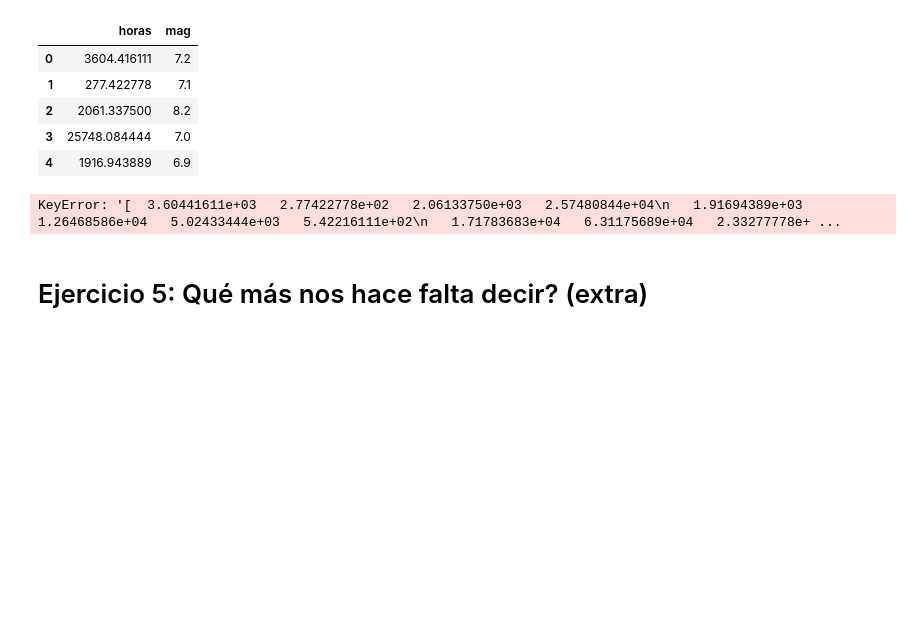
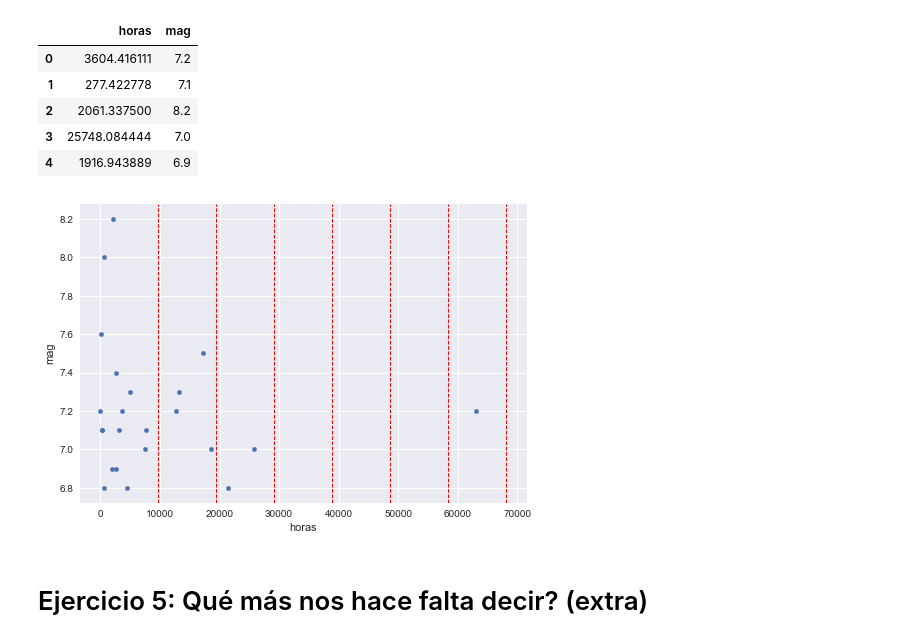
Before and after one commit to H-Cote/curso_adml, a Jupyter notebook: tareas/Tarea2/Terremotos.ipynb, the cells around one changed output. Cells and saved outputs as stored; diff of their text form; code cells hidden in the pictures; blank space fills up the shorter version.

```diff
--- a/tareas/Tarea2/Terremotos.ipynb
+++ b/tareas/Tarea2/Terremotos.ipynb
@@ -764,7 +844,7 @@ df2 = pd.DataFrame([[0]]).rename(columns={0: 'horas'})
 datos=datos.append(df2, ignore_index=True)
 datos.head();
 # %%
-datos1 = pd.DataFrame(terremotos).rename(columns={0: 'mag'})
+datos1 = pd.DataFrame(terremotos).rename(columns={0: 'magnitud'})
 datos1.head();
 # %%
 datos2=pd.merge(datos, datos1, left_index=True, right_index=True)
@@ -777,17 +857,23 @@ datos2.head()
 | 3 | 25748.084444 | 7.0 |
 | 4 | 1916.943889 | 6.9 |
 # %%
-med=405.690236
+med=405.690236*24
 # %%
 #https://stackoverflow.com/questions/6146290/plotting-a-line-over-several-graphs
 #http://people.duke.edu/~ccc14/pcfb/analysis.html
 #https://devhub.io/repos/christopherjenness-bootstrap
 
-disp2= sismos.plot(kind='scatter', x=datos2['horas'], y=datos2['mag'])
-plt.axvline(med, color='r', linestyle='dashed', linewidth=2)
+disp2= datos2.plot(kind='scatter', x='horas', y='magnitud')
+plt.axvline(med, color='r', linestyle='dashed', linewidth=1)
+plt.axvline(2*med, color='r', linestyle='dashed', linewidth=1)
+plt.axvline(3*med, color='r', linestyle='dashed', linewidth=1)
+plt.axvline(4*med, color='r', linestyle='dashed', linewidth=1)
+plt.axvline(5*med, color='r', linestyle='dashed', linewidth=1)
+plt.axvline(6*med, color='r', linestyle='dashed', linewidth=1)
+plt.axvline(7*med, color='r', linestyle='dashed', linewidth=1)
 plt.show()
 # %% [output]
-KeyError: '[  3.60441611e+03   2.77422778e+02   2.06133750e+03   2.57480844e+04\n   1.91694389e+03   1.26468586e+04   5.02433444e+03   5.42216111e+02\n   1.71783683e+04   6.31175689e+04   2.33277778e+ ...
+[figure, added]
 # %% [markdown]
 # Ejercicio 5: Qué más nos hace falta decir? (extra)
 # %% [markdown]
```
Also changed, not shown: parts of 10 cells of this notebook.
